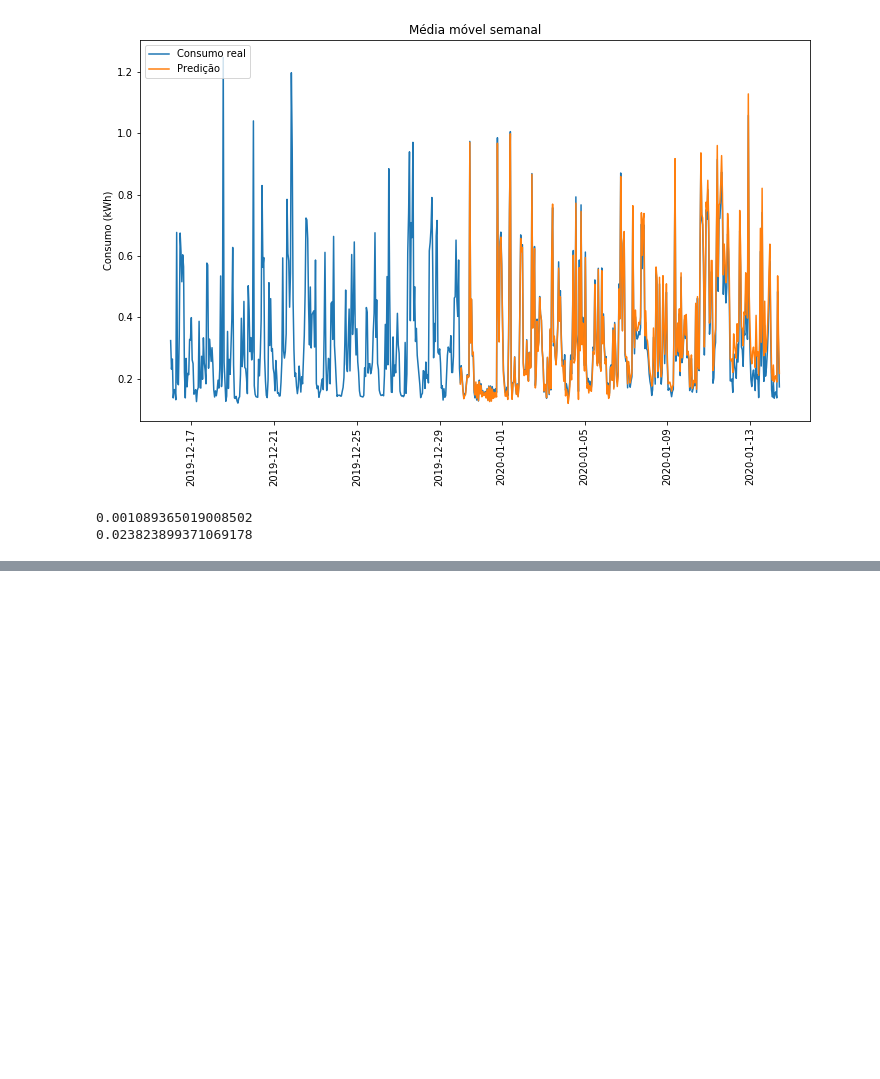
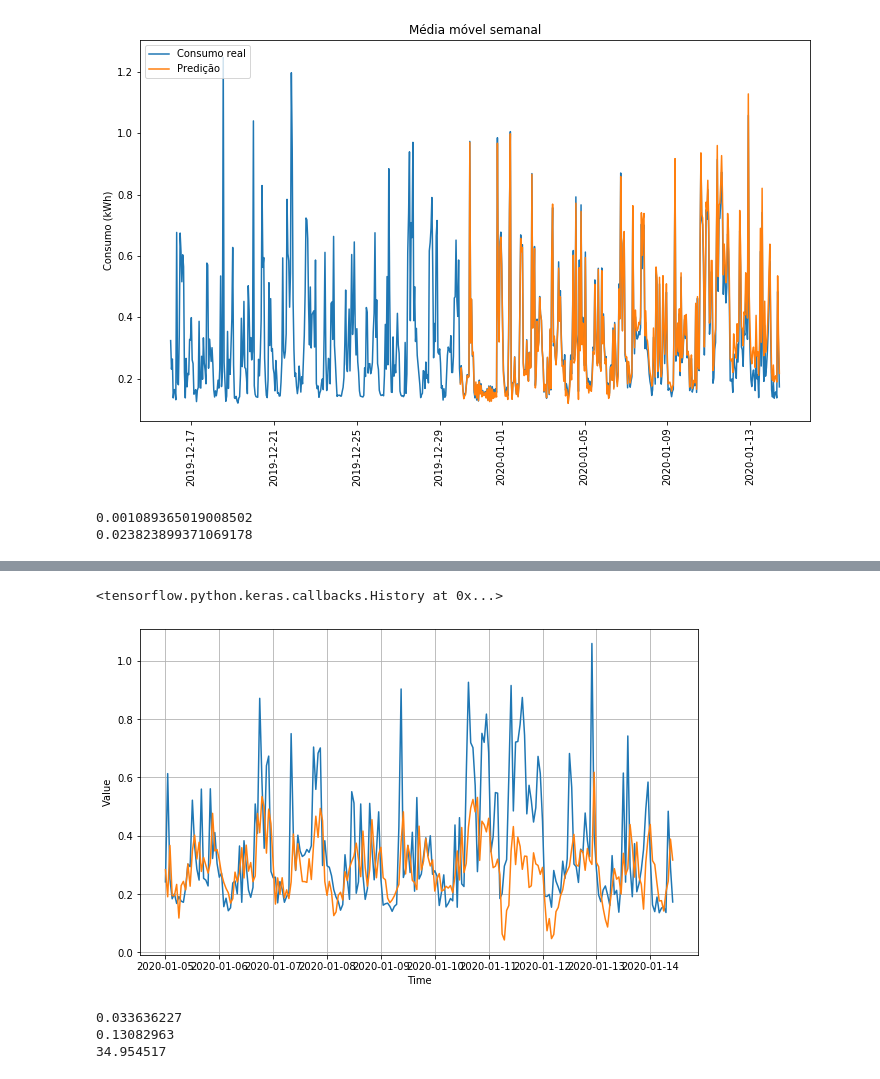
Before and after one commit to tiagoyukio12/estudo-exploratorio, a Jupyter notebook: Main.ipynb, the cells around one changed output, grey strips where cells are left out. Drawn from its saved outputs; the diff is of its cells as text; code cells hidden in the pictures; blank space fills up the shorter version.

Commit message:
Forecast using neural networks

```diff
--- a/Main.ipynb
+++ b/Main.ipynb
@@ -159,0 +221,34 @@ print(keras.metrics.mean_absolute_error(hist_data[24*14:]['ch1'], ma_forecast).n
+# %%
+model.compile(loss="mse", optimizer=tf.keras.optimizers.SGD(lr=1e-3, momentum=0.9))
+model.fit(dataset,epochs=750,verbose=0)
+# %% [output]
+<tensorflow.python.keras.callbacks.History at 0x...>
+# %%
+forecast = []
+
+for time in range(len(hist_data) - window_size):
+    forecast.append(model.predict(hist_data['ch1'][time:time + window_size].values[np.newaxis]))
+
+forecast = forecast[split_time-window_size:]
+results = np.array(forecast)[:, 0, 0]
+# %%
+def plot_series(time, series, format="-", start=0, end=None):
+    plt.plot(time[start:end], series[start:end], format)
+    plt.xlabel("Time")
+    plt.ylabel("Value")
+    plt.grid(True)
+
+plt.figure(figsize=(10, 6))
+
+plot_series(valid_set.index, valid_set)
+plot_series(valid_set.index, results)
+# %% [output]
+[figure, added]
+# %%
+print(tf.keras.metrics.mean_squared_error(valid_set, results).numpy())
+print(tf.keras.metrics.mean_absolute_error(valid_set, results).numpy())
+print(tf.keras.metrics.mean_absolute_percentage_error(valid_set, results).numpy())
+# %% [output]
+0.033636227
+0.13082963
+34.954517
```
Also changed, not shown: parts of 9 cells of this notebook.
